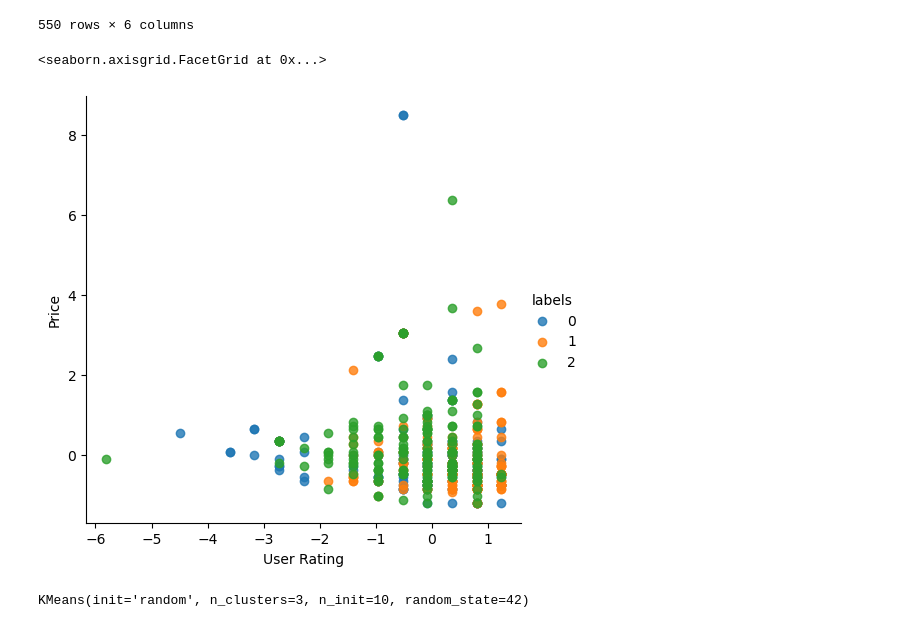
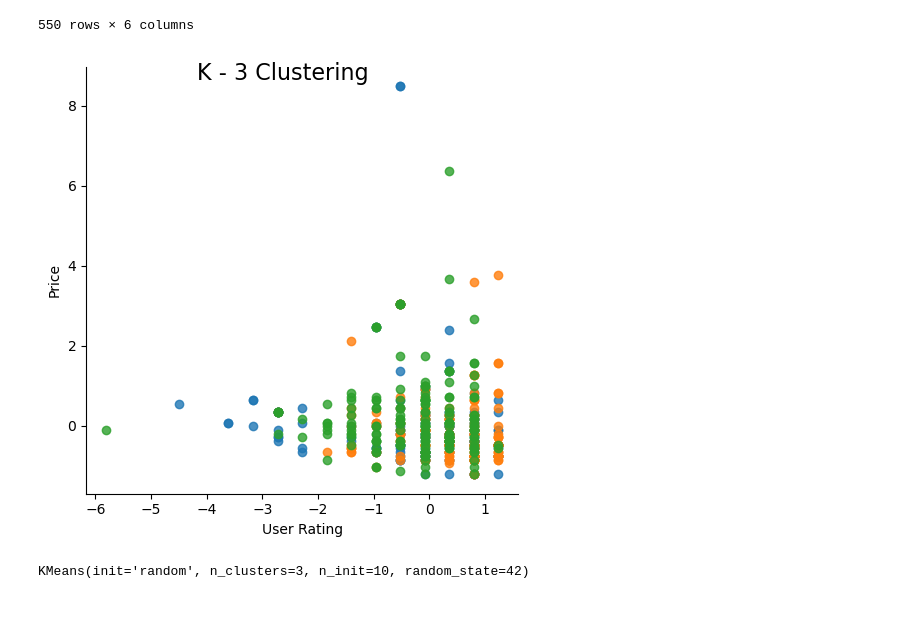
Before and after one commit to BraydenZheng/Product_Recommendation, a Jupyter notebook: clustering/kmeans.ipynb, the cells around one changed output. Drawn from its saved outputs; the diff is of its cells as text; code cells hidden in the pictures.

```diff
--- a/clustering/kmeans.ipynb
+++ b/clustering/kmeans.ipynb
@@ -80,8 +81,17 @@ import seaborn as sns
-# %%
-sns.lmplot(x='User Rating',y='Price',data=labelbook, hue='labels',fit_reg=False)
-# %% [output]
-<seaborn.axisgrid.FacetGrid at 0x...>
-[figure, removed]
+# %%
+# fig, ax = plt.subplots(figsize = (8 , 6))
+
+ax = sns.lmplot(x='User Rating',y='Price',data=labelbook, hue='labels',fit_reg=False, legend=False)
+
+
+ax.fig.suptitle( "K - 3 Clustering" , size = 16 )
+
+
+# Display figure
+plt.savefig("img/k_3.png")
+plt.show()
+# %% [output]
+[figure, added]
 # %%
 kmeans
 # %% [output]
```
Also changed, not shown: parts of 3 cells of this notebook, 6 other files.
